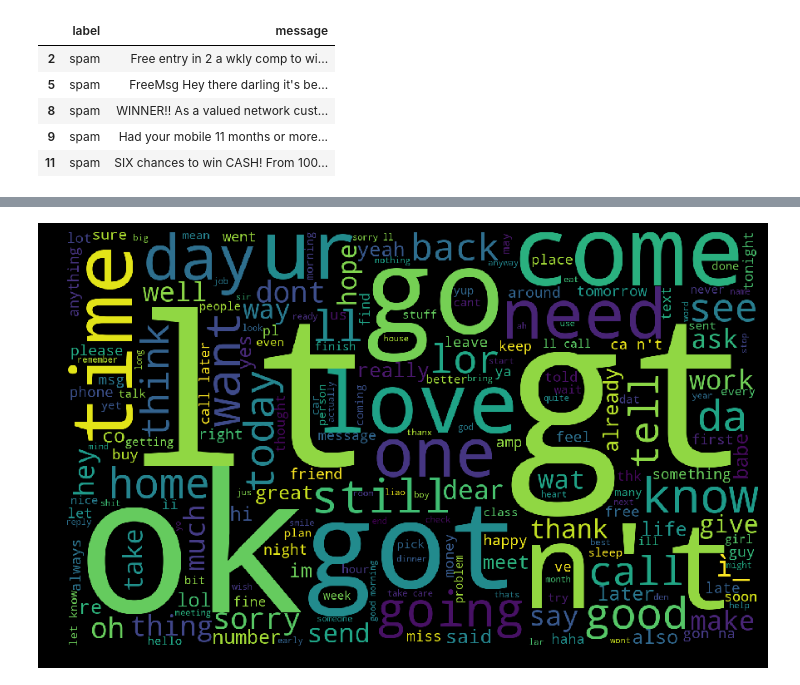
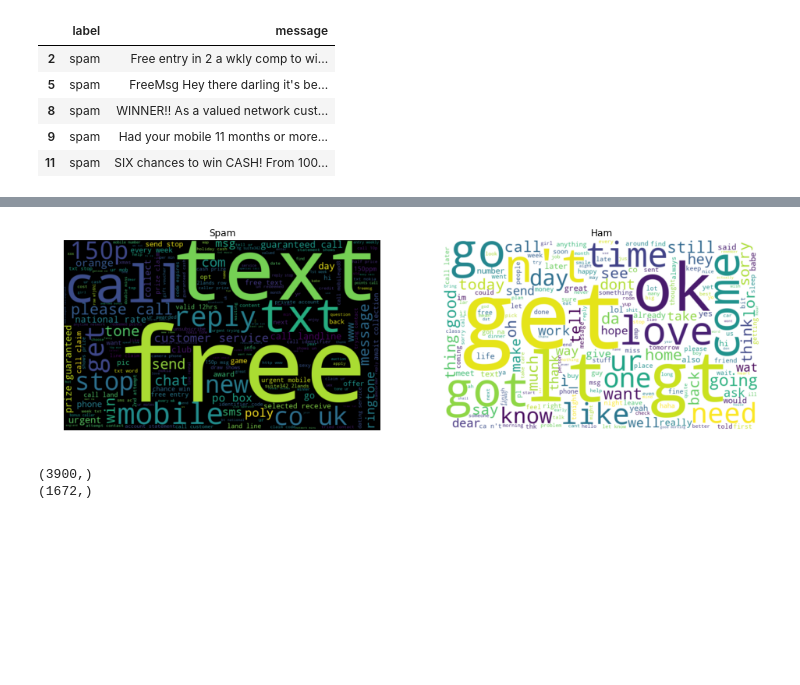
Before and after one commit to typeo23/SpamAn, a Jupyter notebook: SapmAn.ipynb, the cells around one changed output, grey strips where cells are left out. Saved outputs shown, nothing was run; the diff lists cells and outputs as text; code cells hidden in the pictures; blank space fills up the shorter version.

```diff
--- a/SapmAn.ipynb
+++ b/SapmAn.ipynb
@@ -67,9 +67,17 @@ from nltk.corpus import stopwords
 spam_string = ''
 for text in spam_text['message'].str.lower():
     token_words = nltk.word_tokenize(text)
-    token_words = [word for word in token_words if word not in stopwords.words('english')]
     for word in token_words:
         spam_string += ' ' + word
+
+ham_string = ''
+for text in ham_text['message'].str.lower():
+    token_words = nltk.word_tokenize(text)
+    for word in token_words:
+        ham_string += ' ' + word
 # %%
 from wordcloud import WordCloud
-wordcloud_spam = WordCloud(width=1500, height=900).generate(spam_string)
+wordcloud_spam = WordCloud(width=750, height=450, background_color="black",
+                           stopwords=stopwords.words('english')).generate(spam_string)
+wordcloud_ham = WordCloud(width=750, height=450, background_color="white",
+                           stopwords=stopwords.words('english')).generate(ham_string)
@@ -84,16 +84,14 @@ plt.show()
-# %%
-legit_string = ''
-for text in ham_text['message'].str.lower():
-    token_words = nltk.word_tokenize(text)
-    token_words = [word for word in token_words if word not in stopwords.words('english')]
-    for word in token_words:
-        legit_string += ' ' + word
-
-wordcloud_legit = WordCloud(width=1500, height=900).generate(legit_string)
-plt.figure(figsize=(12,8), facecolor='k')
-plt.imshow(wordcloud_legit)
-plt.axis("off")
-plt.tight_layout(pad=0)
-plt.show()
-# %% [output]
-[figure, removed]
+# %%
+fig, (axes_spam, axes_ham) = plt.subplots(1,2,figsize=(16,10))
+
+axes_spam.imshow(wordcloud_spam, interpolation='bilinear')
+axes_spam.axis("off")
+axes_spam.set_title('Spam')
+
+axes_ham.axis("off")
+axes_ham.set_title('Ham')
+axes_ham.imshow(wordcloud_ham, interpolation='bilinear')
+
+plt.show()
+# %% [output]
+[figure, added]
@@ -99,0 +103,6 @@ plt.show()
+# %%
+print(message_train.shape)
+print(message_test.shape)
+# %% [output]
+(3900,)
+(1672,)
```
Also changed, not shown: parts of 18 cells of this notebook.
